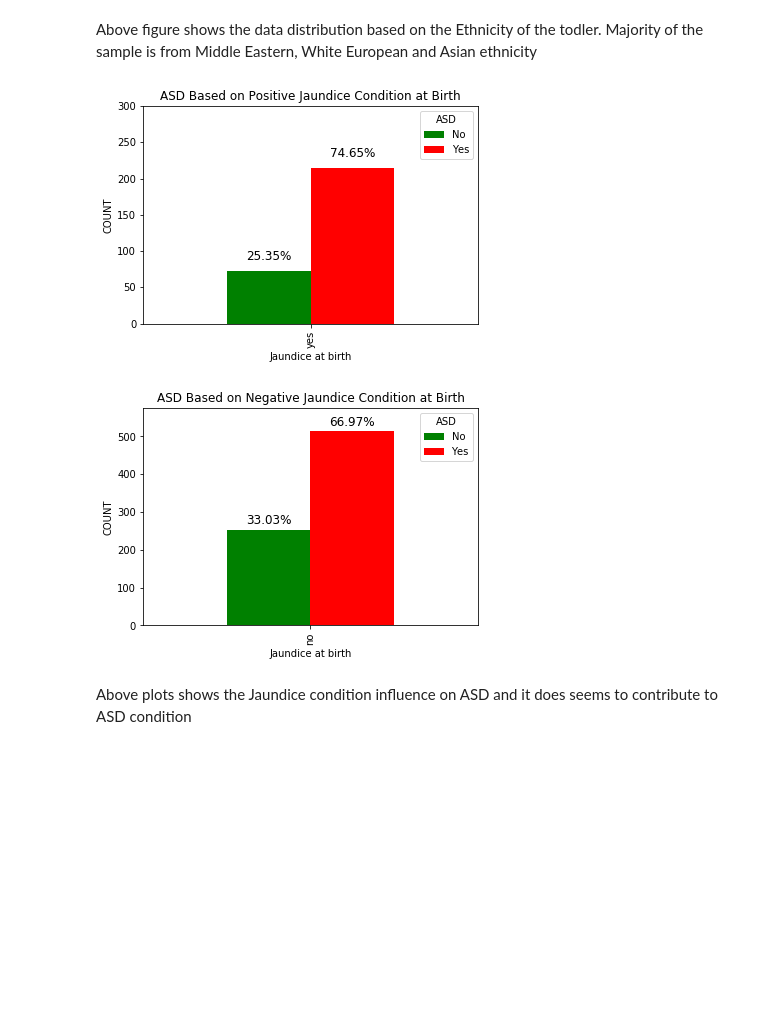
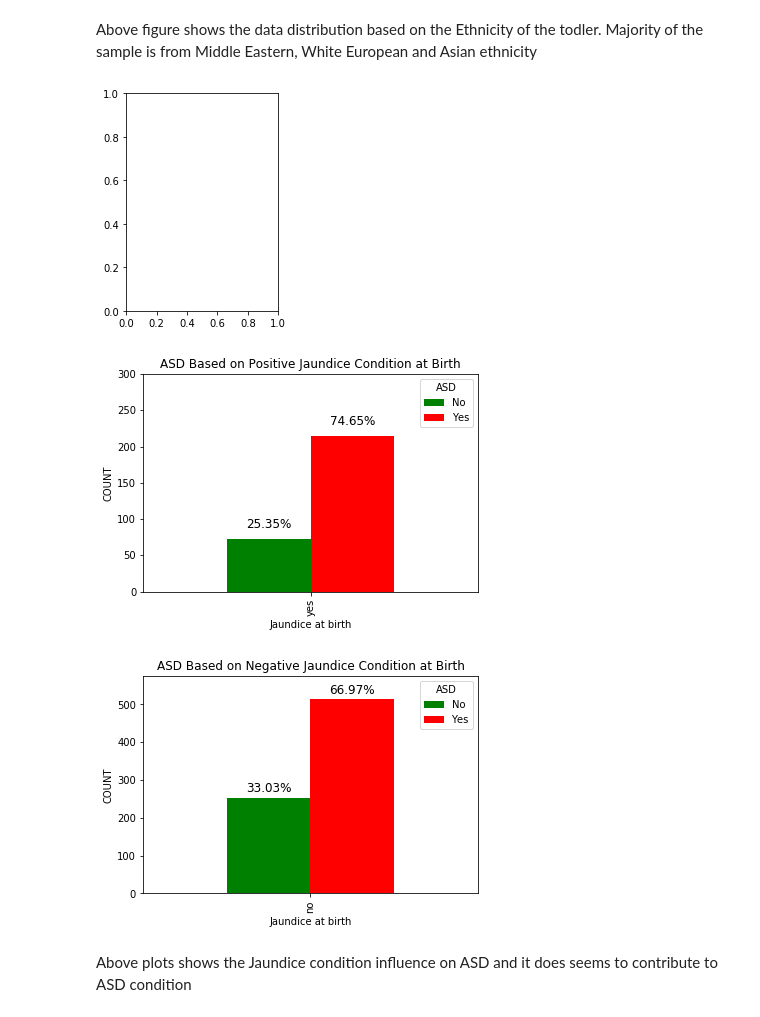
Before and after one commit to rajpragit/capstone, a Jupyter notebook: proj1/toddler-autism-model.ipynb, the cells around one changed output. Saved outputs shown, nothing was run; the diff lists cells and outputs as text; code cells hidden in the pictures; blank space fills up the shorter version.

```diff
--- a/proj1/toddler-autism-model.ipynb
+++ b/proj1/toddler-autism-model.ipynb
@@ -23,8 +23,9 @@ def getInfo(indata):
 data = pd.read_csv("C:\\data\\DataScience\\Projects\\capstone\\proj1\\Toddler Autism dataset.csv")
 #print(data.info())  #call function to print info if needed
 data['JaundiceCode']= data.Jaundice.eq('yes').mul(1)
-data['ASDCode']= data.ASD.eq('yes').mul(1)
-data['SexCode']= data.ASD.eq('yes').mul(1)
+data['ASDCode']= data.ASD.eq('Yes').mul(1)
+data['SexCode']= data.Sex.eq('m').mul(1)
+data['FamilyASDCode']= data.Family_mem_with_ASD.eq('yes').mul(1)
 getInfo(data)
 #print(data.columns)
 # %% [output]
@@ -84,44 +85,46 @@ plt.show()
 # %% [markdown]
 Above figure shows the data distribution based on the Ethnicity of the todler. Majority of the sample is from Middle Eastern, White European and Asian ethnicity
 # %%
+#plt.subplot(1, 2)
 asd_yes=data.loc[data['Jaundice'] == 'yes']
 asd_no=data.loc[data['Jaundice'] == 'no']
 #print(asd_yes)
 #print(asd_yes.info())
-#plt.subplot(1, 2, 1)
+plt.subplot(1, 2, 1)
 ax=pd.crosstab(asd_yes.Jaundice, asd_yes.ASD).plot(kind='bar', stacked=False, color=['green','red'], grid=False)
 #ct=pd.crosstab(data.Jaundice, data.ASD)
 #print(ct)
 plt.ylabel("COUNT", fontsize=10)
 plt.xlabel("Jaundice at birth", fontsize=10)
 ax.set_title("ASD Based on Positive Jaundice Condition at Birth", fontsize=12)
 total = float(len(asd_yes))
 plt.ylim(0, 300)
 for p in ax.patches:
     height = p.get_height()
     #print(height)
     ax.text(p.get_x()+p.get_width()/2.,
     height + 15,
     '{:1.2f}%'.format(height/total*100) ,
     ha="center", fontsize=12)
 #plt.subplot(1, 2, 2)
 ax=pd.crosstab(asd_no.Jaundice, asd_no.ASD).plot(kind='bar', stacked=False, color=['green','red'], grid=False)
 plt.ylabel("COUNT", fontsize=10)
 plt.xlabel("Jaundice at birth", fontsize=10)
 ax.set_title("ASD Based on Negative Jaundice Condition at Birth", fontsize=12)
 total = float(len(asd_no))
 plt.ylim(0, 575)
 for p in ax.patches:
     height = p.get_height()
     #print(height)
     ax.text(p.get_x()+p.get_width()/2.,
     height + 15,
     '{:1.2f}%'.format(height/total*100) ,
     ha="center", fontsize=12)
 plt.show()
 # %% [output]
-[figure, old version]
+[figure, new version]
-[figure, old version]
+[figure, new version]
+[figure, added]
 # %% [markdown]
 
 Above plots shows the Jaundice condition influence on ASD and it does seems to contribute to ASD condition
```
Also changed, not shown: parts of 6 cells of this notebook, 4 other files.
